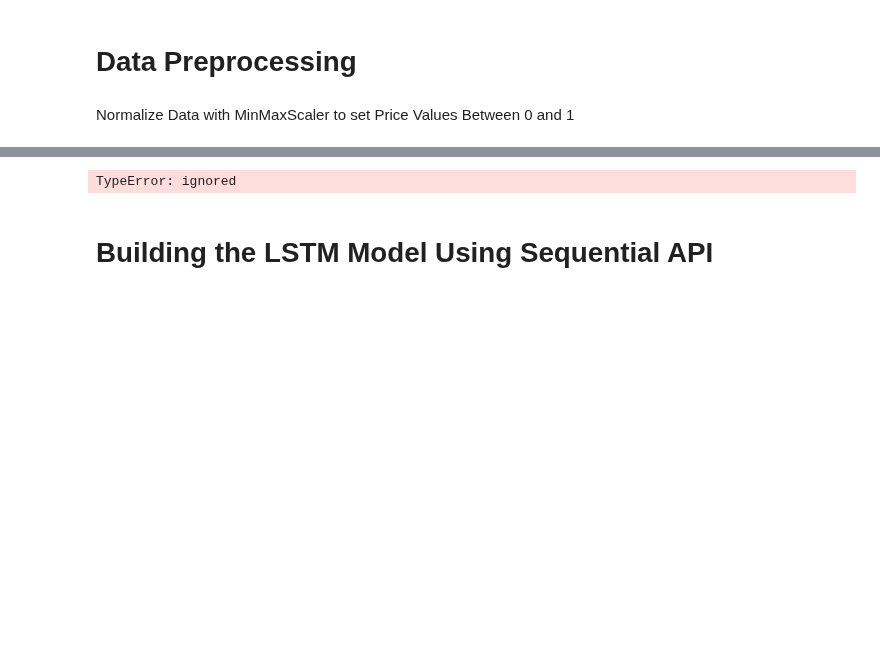
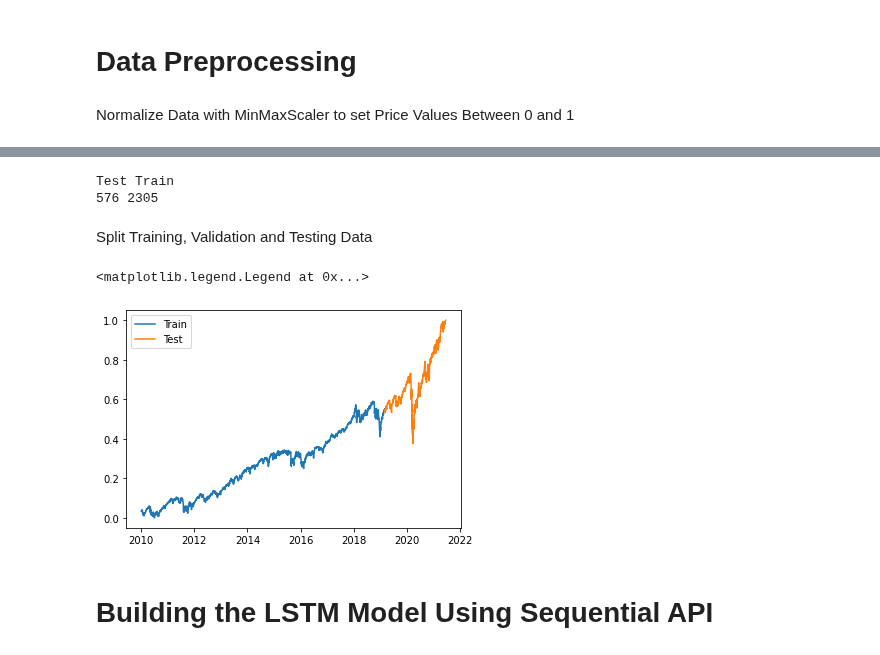
Before and after one commit to lucaslokchan/hands-on-ml, a Jupyter notebook: Projects/Stock Price Prediction/Stock_Price_Prediction.ipynb, the cells around one changed output, grey strips where cells are left out. Cells and saved outputs as stored; diff of their text form; code cells hidden in the pictures; blank space fills up the shorter version.

```diff
--- a/Projects/Stock Price Prediction/Stock_Price_Prediction.ipynb
+++ b/Projects/Stock Price Prediction/Stock_Price_Prediction.ipynb
@@ -109,26 +109,27 @@ Split Training, Validation and Testing Dataset (80% Train, 10 Validation and 10%
-# %%
-train_data_percentage = 80
-valid_data_percentage = 10
-test_data_percentage = 10
-
-valid_data_len = int(np.round(valid_data_percentage/100*normalized_data.shape[0]))
-test_data_len = int(np.round(test_data_percentage/100*normalized_data.shape[0]))
-train_data_len = int(normalized_data.shape[0] - (valid_data_len + test_data_len))
-
-X_train = normalized_data[:train_data_len,:-1,:]
-y_train = normalized_data[:train_data_len,-1,:]
-
-X_valid = normalized_data[train_data_len:train_data_len+valid_data_len,:-1,:]
-y_valid = normalized_data[train_data_len:train_data_len+valid_data_len,-1,:]
-
-X_test = normalized_data[train_data_len+valid_data_len:,:-1:]
-y_test = normalized_data[train_data_len+valid_data_len:,-1,:]
-
-print(X_train)
-
-train_valid_test_split(scaled_price)
-# %% [output]
-TypeError: ignored
+# %%
+train_data_percentage = 80
+test_data_percentage = 20
+
+test_data_len = int(np.round(test_data_percentage/100*normalized_data.shape[0]))
+train_data_len = int(normalized_data.shape[0] - test_data_len)
+
+print('Test', 'Train')
+print(test_data_len, train_data_len)
+# %% [output]
+Test Train
+576 2305
+# %% [markdown]
+Split Training, Validation and Testing Data
+# %%
+X_train = normalized_data[:train_data_len]
+X_test = normalized_data[train_data_len:]
+# %%
+plt.plot(X_train['Close'])
+plt.plot(X_test['Close'])
+plt.legend(['Train', 'Test'])
+# %% [output]
+<matplotlib.legend.Legend at 0x...>
+[figure, added]
 # %% [markdown]
 # Building the LSTM Model Using Sequential API
 # %%
```
Also changed, not shown: parts of 8 cells of this notebook.
